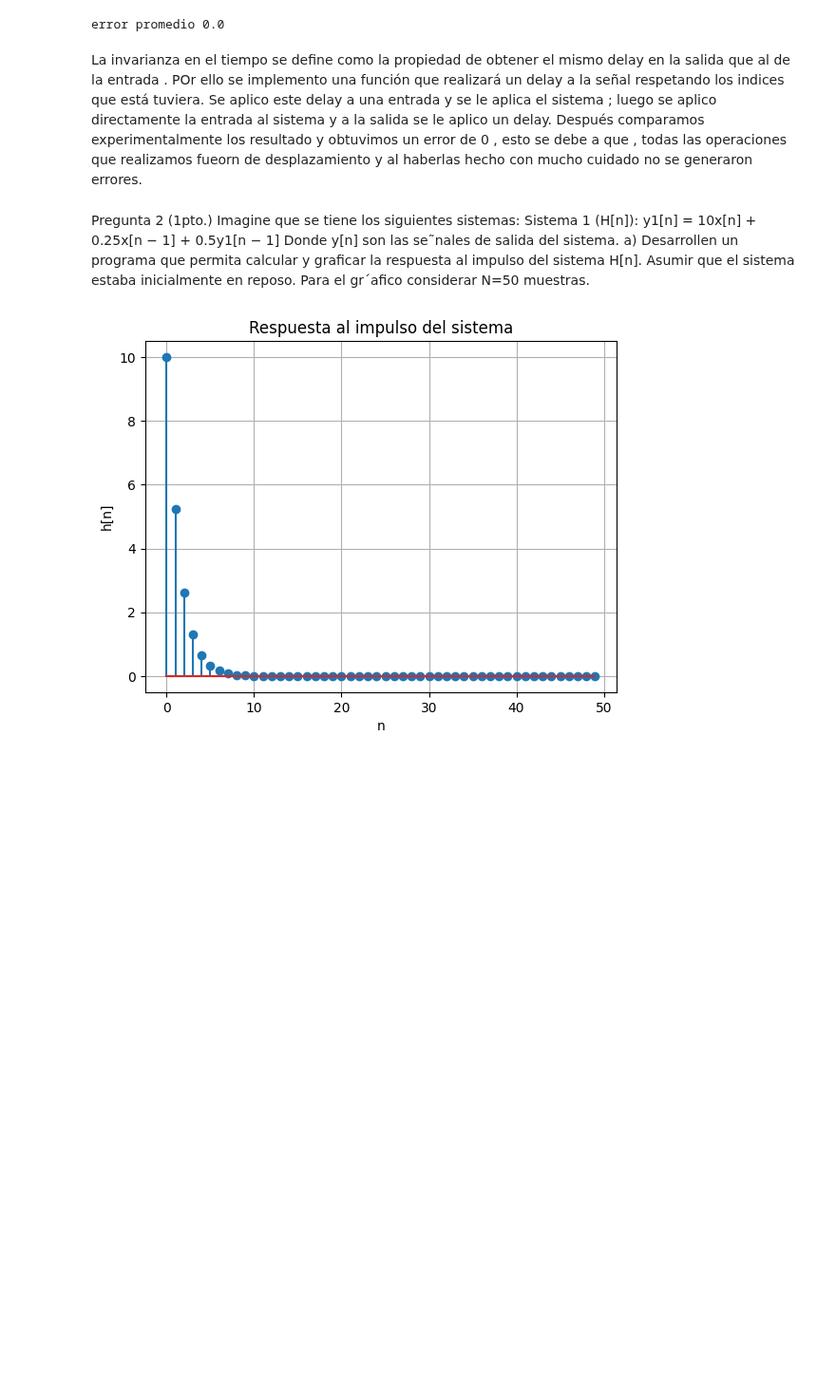
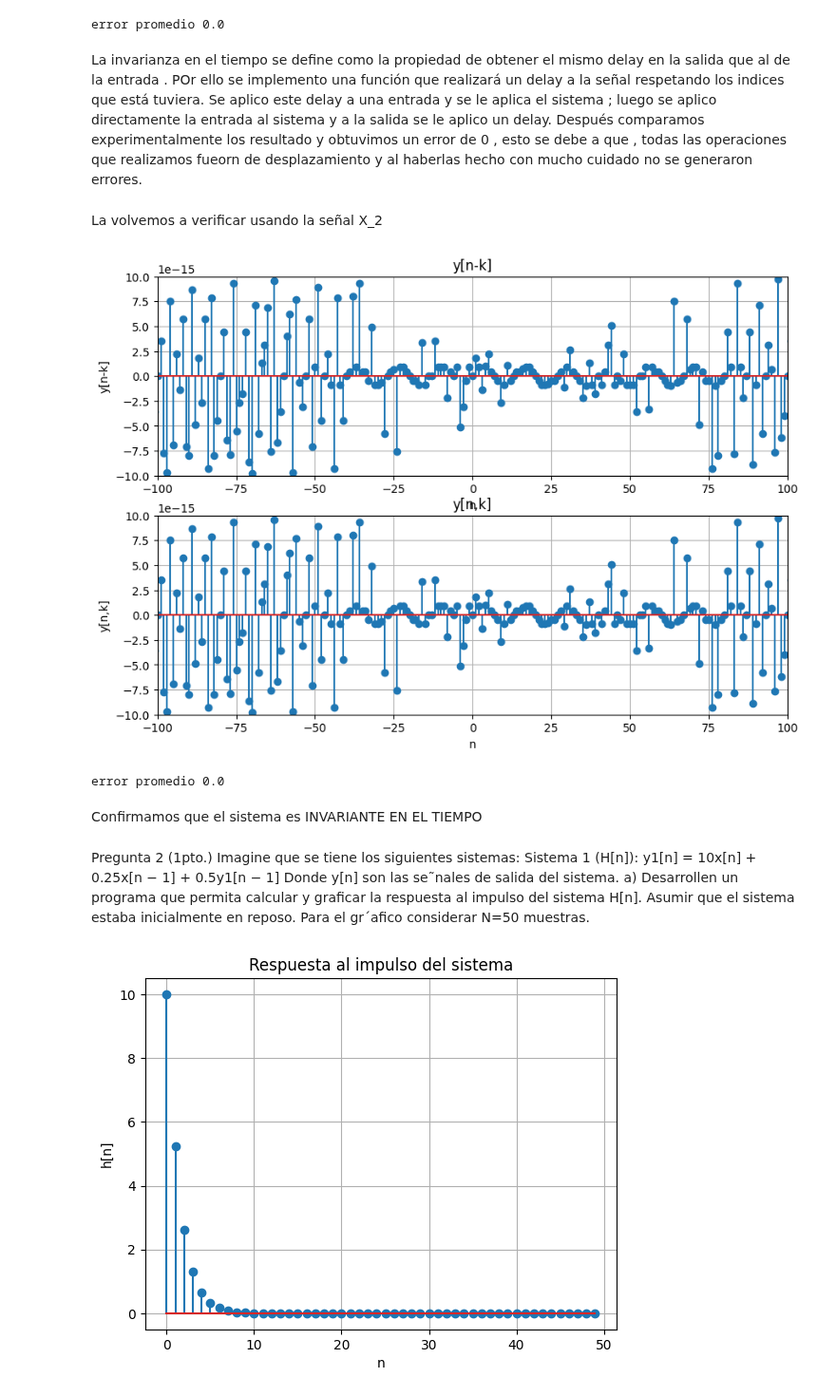
Before and after one commit to ExampleToFollow/PracticasPDS, a Jupyter notebook: Lab2/IP_Computacional_HineillCéspedes_20213704.ipynb, the cells around one changed output. Shown at 95% size. Saved outputs shown, nothing was run; the diff lists cells and outputs as text; code cells hidden in the pictures; blank space fills up the shorter version.

```diff
--- a/Lab2/IP_Computacional_HineillCéspedes_20213704.ipynb
+++ b/Lab2/IP_Computacional_HineillCéspedes_20213704.ipynb
@@ -138,6 +139,58 @@ print(f"error promedio {np.linalg.norm(term_1-term_2)}")
 error promedio 0.0
 # %% [markdown]
 La invarianza en el tiempo se define como la propiedad de obtener el mismo delay en la salida que al de la entrada . POr ello se implemento una función que realizará un delay a la señal respetando los indices que está tuviera. Se aplico este delay a una entrada y se le aplica el sistema ; luego se aplico directamente la entrada al sistema y a la salida se le aplico un delay. Después comparamos experimentalmente los resultado y obtuvimos un error de 0 , esto se debe a que , todas las operaciones que realizamos fueorn de desplazamiento y al haberlas hecho con mucho cuidado no se generaron errores.
+# %% [markdown]
+La volvemos a verificar usando la señal X_2
+# %%
+#DEMOSTRAMOS LA INVARIANZA SOBRE LA SEÑAL DE ENTRADA X_2
+
+n = np.arange(-200,200)
+indices= n
+x_1 = 2*np.cos((7*np.pi/10) * (n) )
+x_2 = 5* np.sin( ( 3*np.pi/20 ) * n)
+
+def retraso_signal(signal , indices, delay):
+    signal_delay = np.roll(np.pad(signal,(delay,delay), mode="constant" ,constant_values=0) , delay )
+    idx= np.arange(np.min(indices) - delay ,  np.max(indices) + delay+1)
+    return [signal_delay , idx]
+
+
+term_1 = retraso_signal(sistema_T1(x_2,indices)[0],sistema_T1(x_2,indices)[1], k )[0]
+term_1_idx = retraso_signal(sistema_T1(x_2,indices)[0],sistema_T1(x_2,indices)[1], k )[1]
+
+indices_prueba_2_2 =  indices #Hacemos una copia
+
+term_2 = sistema_T1(retraso_signal(x_2, indices_prueba_2_2, k)[0],retraso_signal(x_2, indices_prueba_2_2, k)[1] )[0]
+term_2_idx = sistema_T1(retraso_signal(x_2, indices_prueba_2_2, k)[0],retraso_signal(x_2, indices_prueba_2_2, k)[1] )[1]
+
+plt.figure(figsize=(10, 7))
+# Gráfico para y[n-k]
+plt.subplot(2, 1, 1)
+plt.stem(term_1_idx, term_1)
+plt.title('y[n-k]')
+plt.xlim([-100,100])
+plt.ylim([-10e-15,10e-15])
+plt.xlabel('n')
+plt.ylabel('y[n-k]')
+plt.grid(True)
+
+# Gráfico para y[n,k]
+plt.subplot(2, 1, 2)
+plt.stem(term_2_idx, term_2)
+plt.title('y[n,k]')
+plt.xlabel('n')
+plt.xlim([-100,100])
+plt.ylim([-10e-15,10e-15])
+plt.ylabel('y[n,k]')
+plt.grid(True)
+plt.show()
+
+print(f"error promedio {np.linalg.norm(term_1-term_2)}")
+# %% [output]
+[figure, added]
+error promedio 0.0
+# %% [markdown]
+Confirmamos que el sistema es INVARIANTE EN EL TIEMPO
 # %% [markdown]
 Pregunta 2 (1pto.)
 Imagine que se tiene los siguientes sistemas:
```
Also changed, not shown: parts of 3 cells of this notebook, 1 other file.
